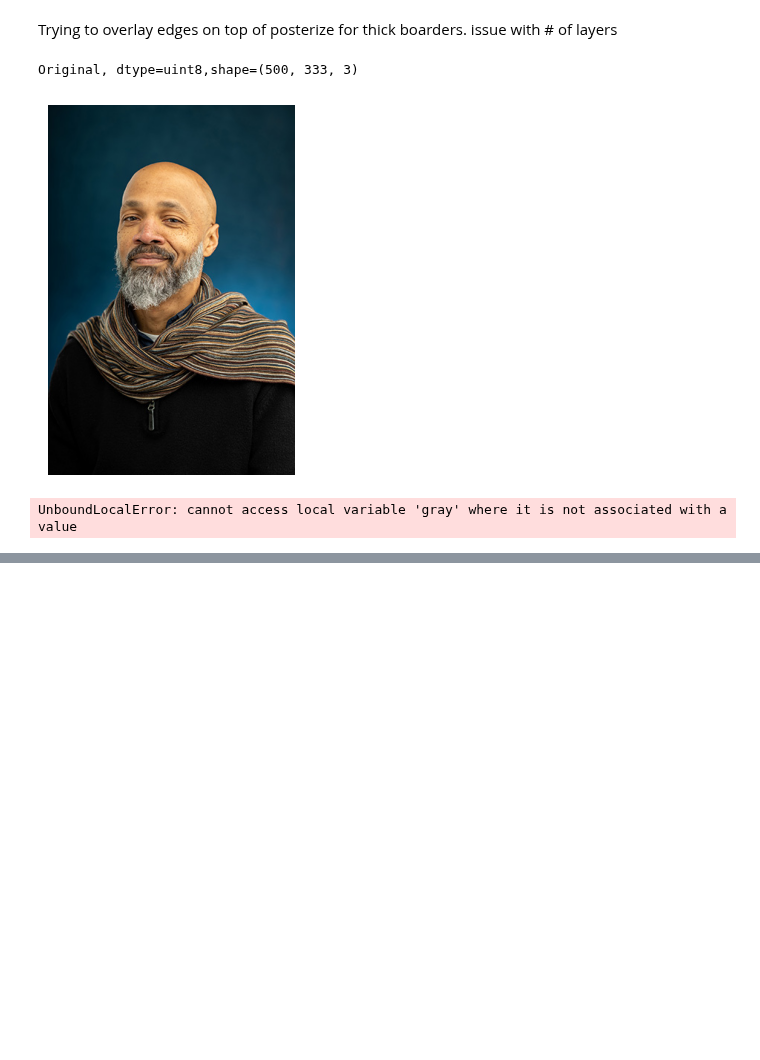
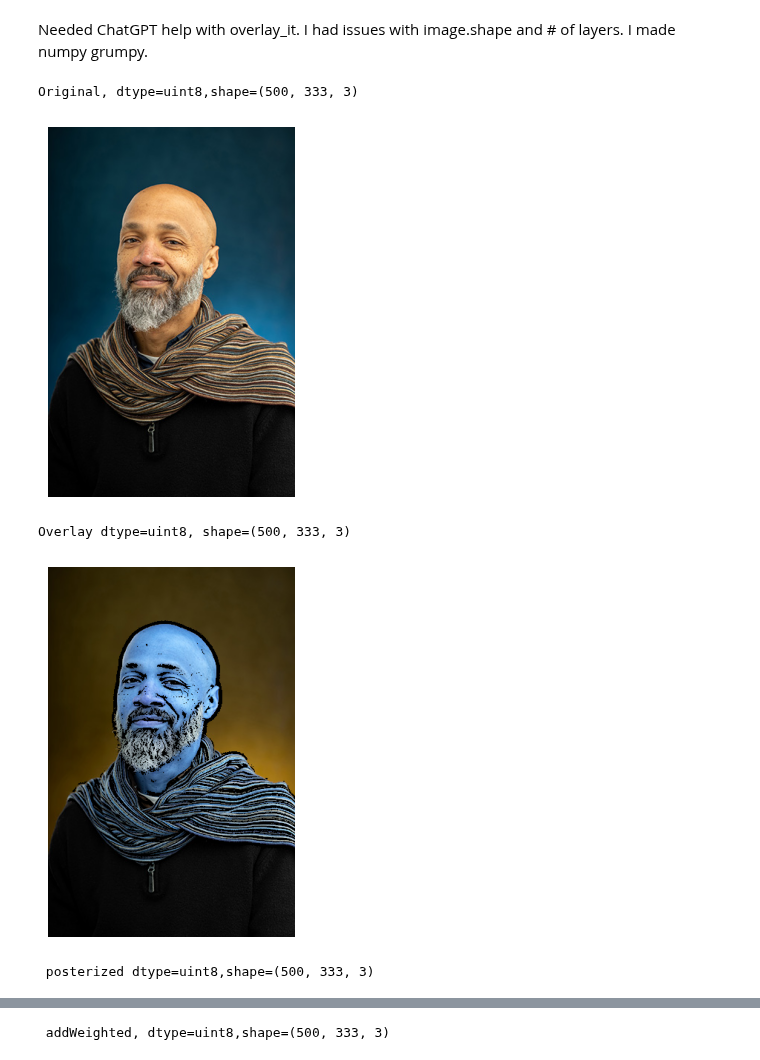
Before and after one commit to cormac-black/chekhovs-biscuit, a Jupyter notebook: back_at_it.ipynb, the cells around one changed output, grey strips where cells are left out. Saved outputs shown, nothing was run; the diff lists cells and outputs as text; code cells hidden in the pictures; blank space fills up the shorter version.

```diff
--- a/back_at_it.ipynb
+++ b/back_at_it.ipynb
@@ -5,8 +5,8 @@ import matplotlib.pyplot as plt
 import matplotlib.image as mping
 import numpy as np
 import cv2
-# %% [markdown]
-Trying to overlay edges on top of posterize for thick boarders. issue with # of layers
+# %% [markdown]
+Needed ChatGPT help with overlay_it. I had issues with image.shape and # of layers. I made numpy grumpy.
 # %%
 
 image = mping.imread('/content/headshot.jpg')
@@ -19,32 +19,52 @@ img_path = '/content/headshot.jpg' # cv2 starts with image path
 img_raw = cv2.imread(img_path, cv2.IMREAD_UNCHANGED)
 
 
-def overlay_it(img):
+def overlay_it(img_path):
+    # Read background
+    bg = cv2.imread(img_path)
+    if bg is None:
+        print(f"Image not found at: {img_path}")
+        return None
 
-  bg = cv2.imread(img_path)
-  edges = cv2.adaptiveThreshold(gray, 255, cv2.ADAPTIVE_THRESH_MEAN_C, cv2.THRESH_BINARY, 17,8)
-  gray = cv2.cvtColor(edges, cv2.COLOR_GRAY2BGR)
+    # Convert background image to grayscale for edge detection
+    gray = cv2.cvtColor(bg, cv2.COLOR_BGR2GRAY)
 
-  white_mask = (edges == 255)
-  alpha = (~white_mask).astype(np.uint8) * 255
+    # Edge detection
+    edges = cv2.adaptiveThreshold(gray, 255, cv2.ADAPTIVE_THRESH_MEAN_C,
+                                  cv2.THRESH_BINARY, 15, 18) ## second to last number must be odd !!
 
-  edges_rgb = cv2.cvtColor(edges, cv2.COLOR_GRAY2BGR)
-  rgba = cv2.resize(rgba, (bg.shape[1], bg.shape[0]))
+    # White mask (white = 255, transparent areas)
+    white_mask = (edges == 255)
+    alpha = (~white_mask).astype(np.uint8) * 255  # alpha=255 where edge is black
 
-  forground = rgba.astype(float) / 255.0
-  background = bg.astype(float) / 255.0
-  alpha_channel = forground[..., 3][...,None]
+    # Convert edges to an RGB image
+    edges_rgb = cv2.cvtColor(edges, cv2.COLOR_GRAY2BGR)
 
-  composite = alpha_channel * forground[..., :3] + (1.0 - alpha_channel) * background
-  composite = (composite * 255).astype(np.uint8)
+    # Stack to make RGBA
+    rgba = np.dstack([edges_rgb, alpha])
 
-  plt.imshow(composite)
-  plt.axis('off')
-  print(f'\n Overlay dtype={composite.dtype},shape={composite.shape}\n')
-  plt.show()
-  return composite
+    # Resize overlay to match background, SHIT...
+    if rgba.shape[:2] != bg.shape[:2]:
+        rgba = cv2.resize(rgba, (bg.shape[1], bg.shape[0]))
 
-overlay_img = overlay_it(img_raw)
+    # Prepare for blending
+    foreground = rgba.astype(float) / 255.0
+    background = bg.astype(float) / 255.0
+    alpha_channel = foreground[..., 3][..., None]
+
+    # Blend!
+    composite = alpha_channel * foreground[..., :3] + (1.0 - alpha_channel) * background
+    composite = (composite * 255).astype(np.uint8)
+
+    plt.imshow(composite)
+    plt.axis('off')
+    print(f'\nOverlay dtype={composite.dtype}, shape={composite.shape}\n')
+    plt.show()
+    return composite
+
+# Usage:
+img_path = '/content/headshot.jpg'
+overlay_img = overlay_it(img_path)
 
 def posterize_it(img):
 
@@ -66,31 +86,33 @@ quantized_img = posterize_it(img_raw)
 
 def find_edges(img):
   img_GRAY = cv2.cvtColor(img_raw, cv2.COLOR_RGB2GRAY)
   edges1 = cv2.Canny(img_GRAY, 50, 165)
   kernel = np.ones((1,1), np.uint8) # gaussian kernel = border thickess
   dilated_edges = cv2.dilate(edges1, kernel, iterations=1) # edges or edges1 ???
 
   result = quantized_img.copy()
   result[dilated_edges !=0] = [0,0,0]
 
   img_GRAY_blur = cv2.medianBlur(img_GRAY, 3) # Changed ksize from 1 to 3 based on original comment's implied intent
 
   img_filtered = cv2.applyColorMap(dilated_edges, cv2.COLORMAP_SPRING) # MAGMA
 
   alpha = 0.5
   beta = 0.5
   gamma = 0 # brightness; gamma max -/+100, else whiteout, blackout
 
   blended_img = cv2.addWeighted(cv2.cvtColor(result, cv2.COLOR_BGR2RGB), alpha, img_filtered, beta, gamma)
 
   plt.imshow(blended_img)
   plt.axis('off')
   print(f'\n addWeighted, dtype={blended_img.dtype},shape={blended_img.shape}\n')
   plt.show()
   return blended_img
 
 blended_img = find_edges(quantized_img)
 # %% [output]
 Original, dtype=uint8,shape=(500, 333, 3)
 [figure]
-UnboundLocalError: cannot access local variable 'gray' where it is not associated with a value
+Overlay dtype=uint8, shape=(500, 333, 3)
+[figure, added]
+ posterized dtype=uint8,shape=(500, 333, 3)
@@ -96,0 +120 @@ UnboundLocalError: cannot access local variable 'gray' where it is not associate
+ addWeighted, dtype=uint8,shape=(500, 333, 3)
```
Also changed, not shown: parts of 1 cell of this notebook.
